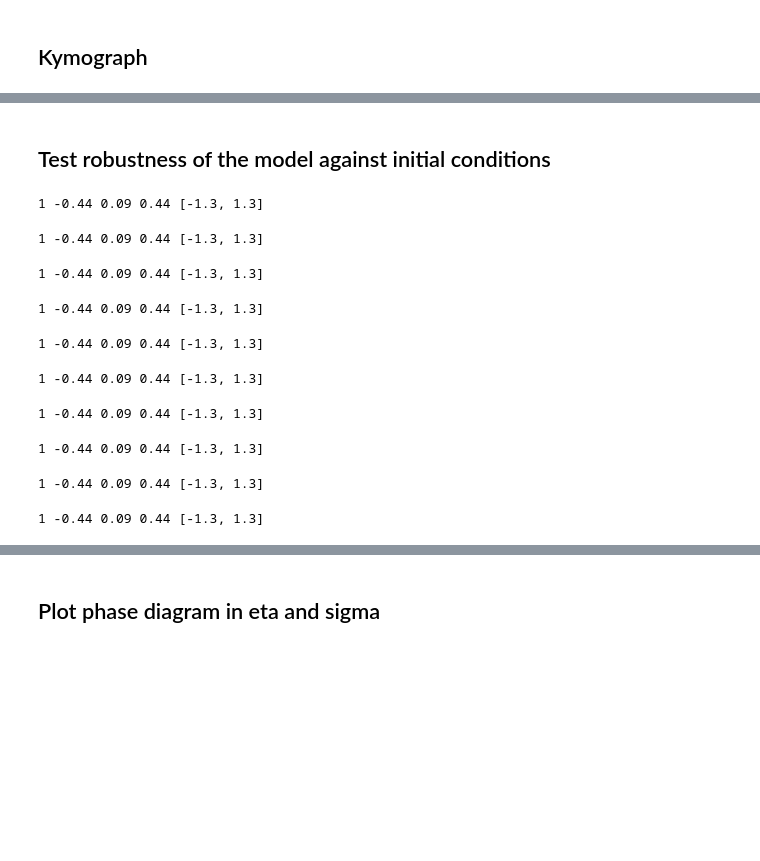
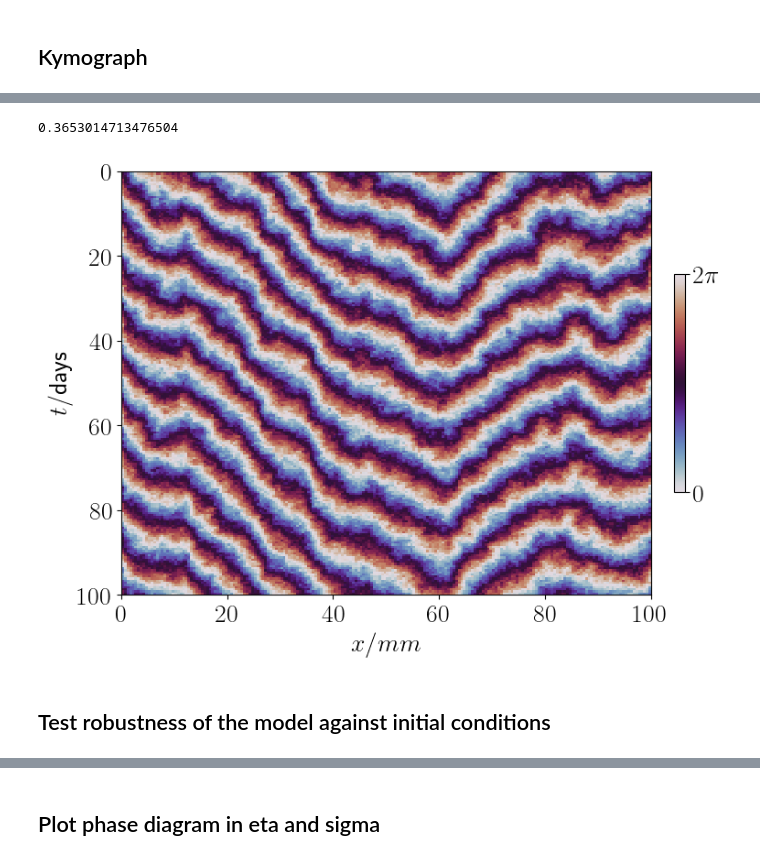
Before and after one commit to Irene-Li/kuramoto, a Jupyter notebook: kuramotoVF_sims.ipynb, the cells around one changed output, grey strips where cells are left out. Saved outputs shown, nothing was run; the diff lists cells and outputs as text; code cells hidden in the pictures; blank space fills up the shorter version.

```diff
--- a/kuramotoVF_sims.ipynb
+++ b/kuramotoVF_sims.ipynb
@@ -66,3 +66,28 @@ plt.show()
+# %%
+N = 200
+epsilon_true = 0.2
+scale= 10
+omega_extra = 2*np.pi/8.6/epsilon_true/scale
+print(omega_extra)
+
+phases = np.copy(res[-N:, :])
+phases += np.arange(N)[:, np.newaxis]*omega_extra
+
+plt.figure(figsize=(8, 6))
+plt.rc('font', size=20)
+plt.rc('text', usetex=True)
+im = plt.imshow(phases %(2*np.pi), cmap='twilight', interpolation='none', vmin=0, vmax=2*np.pi, extent=[0, L*0.5, N/scale/epsilon_true, 0], aspect=0.8)
+cbar = plt.colorbar(im, fraction=0.019, pad=0.04)
+cbar.set_ticks([0, 2*np.pi])
+cbar.set_ticklabels([r'$0$', r'$2\pi$'])
+plt.xlabel(r'$x/mm$')
+plt.ylabel(r'$t$/days')
+plt.tight_layout()
+plt.savefig('Figures/kymograph_sim.pdf')
+plt.show()
+# %% [output]
+0.3653014713476504
+[figure, added]
 # %% [markdown]
 ## Test robustness of the model against initial conditions
 # %%
@@ -84,23 +109,11 @@ n_frames = int(T)
 seed = 10
 
 data = []
-for i in range(10):
-    print(epsilon, eta, sigma, noise, grads)
+for i in range(5):
     init = np.zeros(L) + np.random.normal(size=L)
     model = KuramotoVF(epsilon, eta, sigma, mean_omega, noise=noise, BC='grad', grad=grads)
     model.initialise(L, T, n_frames, init=init, seed=seed)
     model.evolve(dt=1e-2)
 
     data.append(model.res)
-# %% [output]
-1 -0.44 0.09 0.44 [-1.3, 1.3]
-1 -0.44 0.09 0.44 [-1.3, 1.3]
-1 -0.44 0.09 0.44 [-1.3, 1.3]
-1 -0.44 0.09 0.44 [-1.3, 1.3]
-1 -0.44 0.09 0.44 [-1.3, 1.3]
-1 -0.44 0.09 0.44 [-1.3, 1.3]
-1 -0.44 0.09 0.44 [-1.3, 1.3]
-1 -0.44 0.09 0.44 [-1.3, 1.3]
-1 -0.44 0.09 0.44 [-1.3, 1.3]
-1 -0.44 0.09 0.44 [-1.3, 1.3]
 # %%
```
Also changed, not shown: parts of 5 cells of this notebook, 8 other files.
